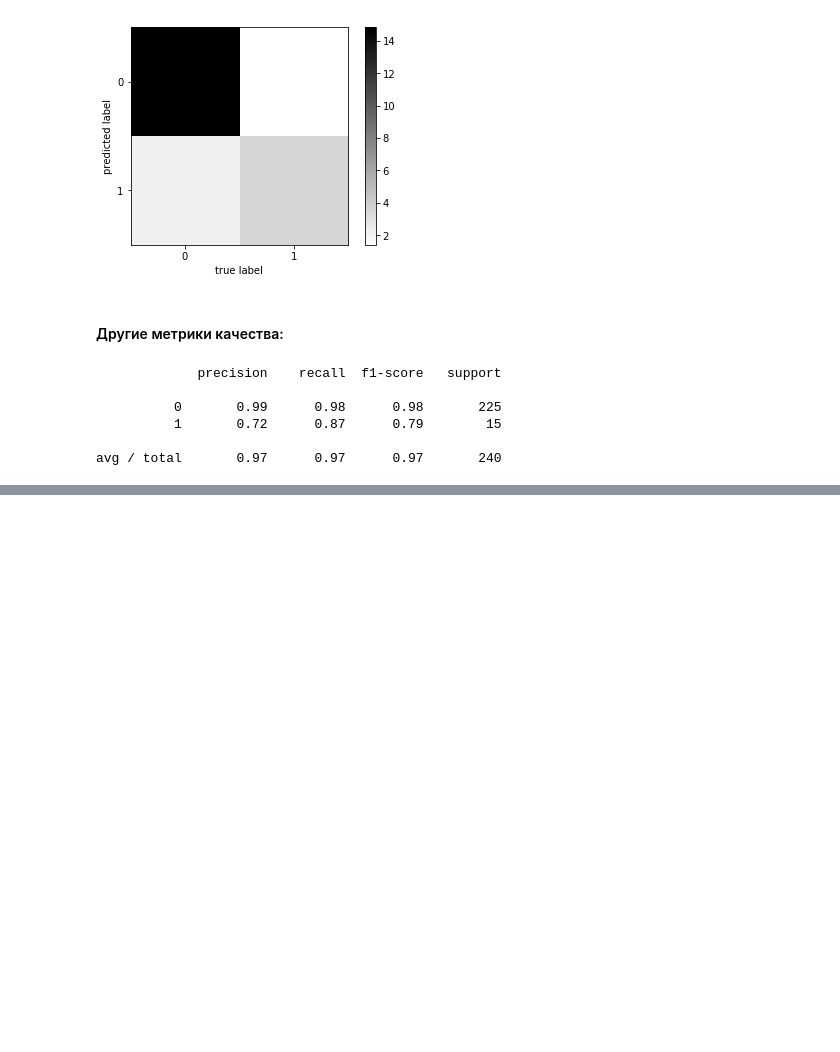
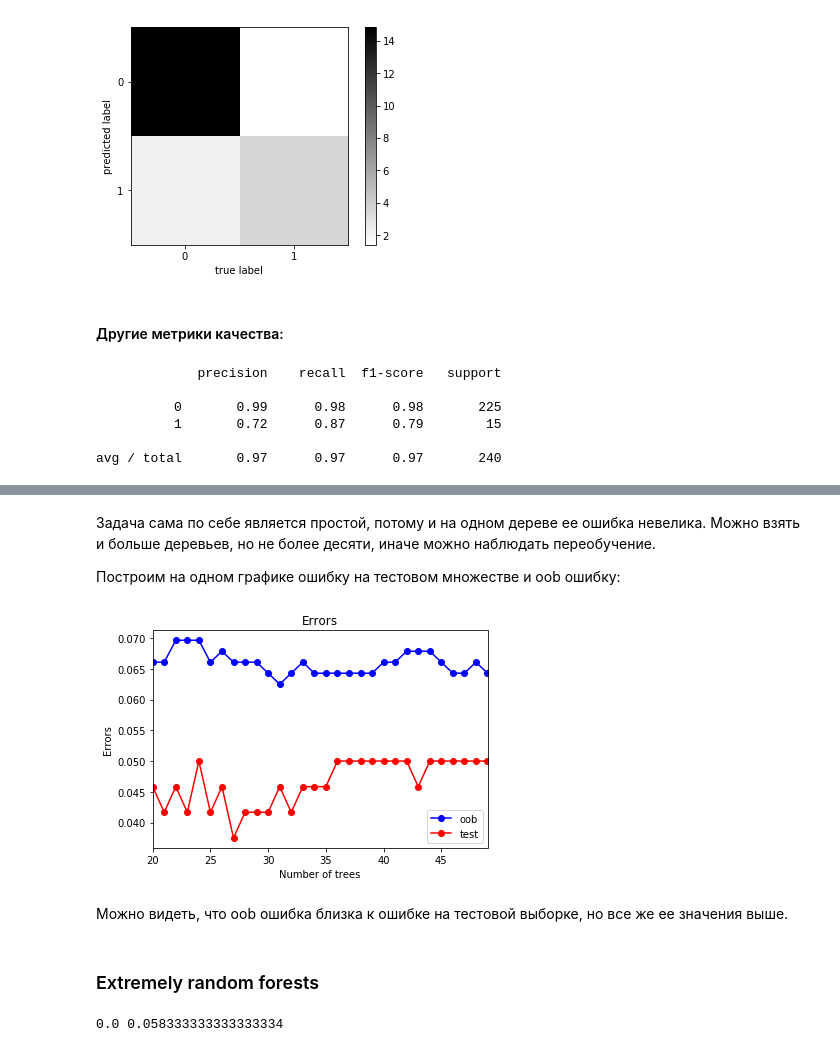
Before and after one commit to Edvard-Hagerup-Grieg/UNN-MachineLearning, a Jupyter notebook: Lab1.ipynb, the cells around one changed output, grey strips where cells are left out. Drawn from its saved outputs; the diff is of its cells as text; code cells hidden in the pictures; blank space fills up the shorter version.

```diff
--- a/Lab1.ipynb
+++ b/Lab1.ipynb
@@ -618,0 +659,30 @@ avg / total       0.97      0.97      0.97       240
+# %% [markdown]
+Задача сама по себе является простой, потому и на одном дереве ее ошибка невелика. Можно взять и больше деревьев, но не более десяти, иначе можно наблюдать переобучение.
+
+Построим на одном графике ошибку на тестовом множестве и oob ошибку:
+# %%
+numbers_space = list(range(20,50))
+err_train = []
+err_test = []
+err_oob = []
+for number in numbers_space:
+    rf = RandomForestClassifier(n_estimators = number, random_state=42, oob_score=True)
+    rf.fit(X_train, y_train)
+
+    err_test.append(np.mean(y_test  != rf.predict(X_test)))
+    err_oob.append(1 - rf.oob_score_)
+
+plt.plot(numbers_space, err_oob, 'b-o', label = 'oob')
+plt.plot(numbers_space, err_test, 'r-o', label = 'test')
+plt.xlim([np.min(numbers_space), np.max(numbers_space)])
+plt.title('Errors')
+plt.xlabel('Number of trees')
+plt.ylabel('Errors')
+plt.legend()
+pass
+# %% [output]
+[figure, added]
+# %% [markdown]
+Можно видеть, что oob ошибка близка к ошибке на тестовой выборке, но все же ее значения выше.
+# %% [markdown]
+### Extremely random forests
@@ -618,0 +691,10 @@ avg / total       0.97      0.97      0.97       240
+# %%
+erf = ExtraTreesClassifier(n_estimators = 2)
+erf.fit(X_train, y_train)
+
+err_train = np.mean(y_train != erf.predict(X_train))
+err_test  = np.mean(y_test  != erf.predict(X_test))
+
+print(err_train, err_test)
+# %% [output]
+0.0 0.058333333333333334
```
Also changed, not shown: parts of 25 cells of this notebook.
